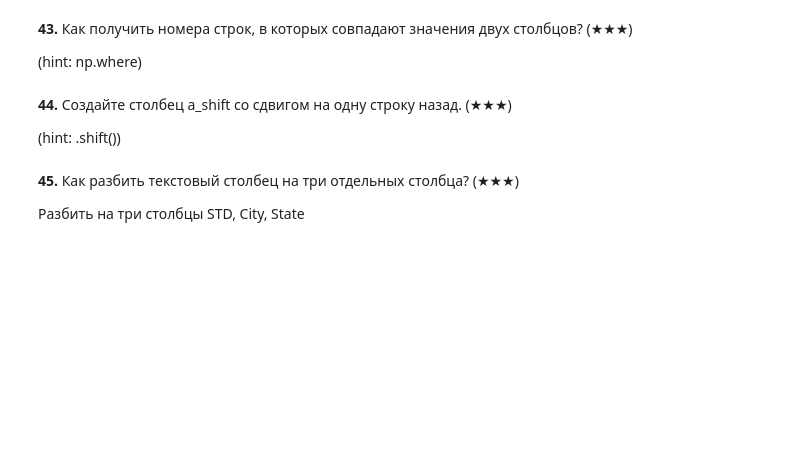
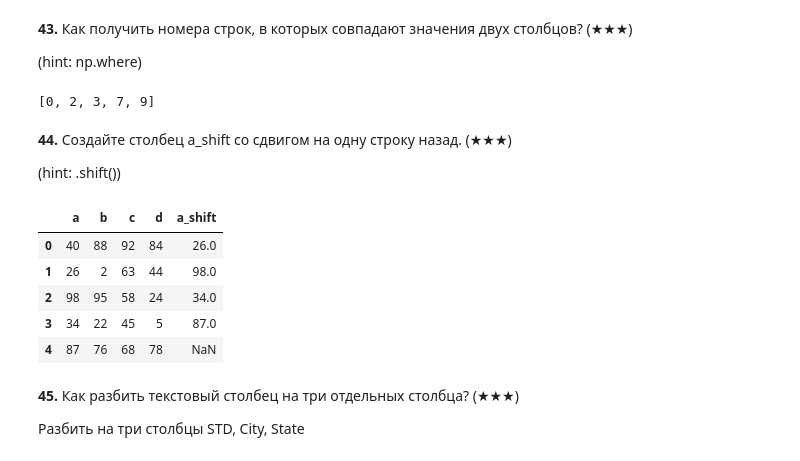
Before and after one commit to igorTyugaev/labs_python_sber, a Jupyter notebook: Homework1ML(IgorTyugaev)_ipynb.ipynb, the cells around one changed output. Saved outputs shown, nothing was run; the diff lists cells and outputs as text; code cells hidden in the pictures; blank space fills up the shorter version.

```diff
--- a/Homework1ML(IgorTyugaev)_ipynb.ipynb
+++ b/Homework1ML(IgorTyugaev)_ipynb.ipynb
@@ -792,6 +706,10 @@ df = pd.DataFrame({'fruit1': np.random.choice(['apple', 'orange', 'banana'], 10)
 
 
 #your code
+df_out = df.loc[df['fruit1'] == df['fruit2']]
+list(df_out.index)
+# %% [output]
+[0, 2, 3, 7, 9]
 # %% [markdown]
 **44\.** Создайте столбец a_shift со сдвигом на одну строку назад. (★★★)
 
@@ -799,7 +717,16 @@ df = pd.DataFrame({'fruit1': np.random.choice(['apple', 'orange', 'banana'], 10)
 # %%
 df = pd.DataFrame(np.random.randint(1, 100, 20).reshape(-1, 4), columns = list('abcd'))
 
 #your code
+df['a_shift'] = df['a'].shift(-1, axis = 0)
+df
+# %% [output]
+|  | a | b | c | d | a_shift |
+| 0 | 40 | 88 | 92 | 84 | 26.0 |
+| 1 | 26 | 2 | 63 | 44 | 98.0 |
+| 2 | 98 | 95 | 58 | 24 | 34.0 |
+| 3 | 34 | 22 | 45 | 5 | 87.0 |
+| 4 | 87 | 76 | 68 | 78 | NaN |
 # %% [markdown]
 **45\.** Как разбить текстовый столбец на три отдельных столбца? (★★★)
 
```
Also changed, not shown: parts of 38 cells of this notebook.
